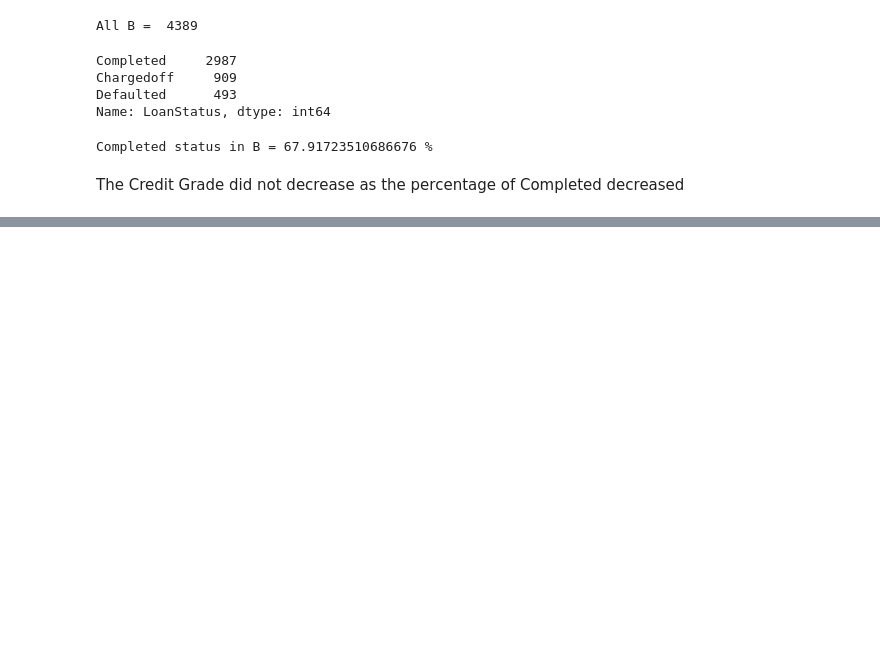
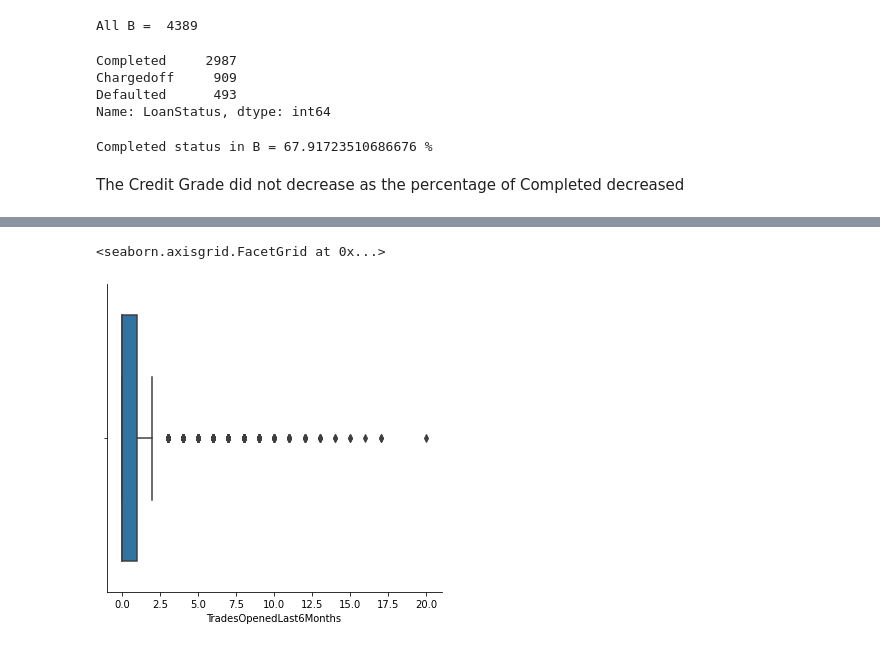
Before and after one commit to MAboElFottouh/Predictive-Modelling-Using-Social-Profile-in-Online-P2P-Lending-Market-Project-TCS56EA, a Jupyter notebook: task1.ipynb, the cells around one changed output, grey strips where cells are left out. Saved outputs shown, nothing was run; the diff lists cells and outputs as text; code cells hidden in the pictures; blank space fills up the shorter version.

```diff
--- a/task1.ipynb
+++ b/task1.ipynb
@@ -194,0 +212,15 @@ The Credit Grade did not decrease as the percentage of Completed decreased
+# %%
+# TotalProsperLoans , TotalProsperPaymentsBilled , OnTimeProsperPayments , ProsperPaymentsLessThanOneMonthLate ,
+#ProsperPaymentsOneMonthPlusLate , ProsperPrincipalBorrowed , ProsperPrincipalOutstanding , ScorexChangeAtTimeOfListing ,
+#LoanFirstDefaultedCycleNumber
+
+# all this columns value will be null if the borrower had no prior loans.
+# replace All null to 0
+
+value_will_be_null = ['TotalProsperLoans' , 'TotalProsperPaymentsBilled' , 'OnTimeProsperPayments' , 'ProsperPaymentsLessThanOneMonthLate' ,
+'ProsperPaymentsOneMonthPlusLate' , 'ProsperPrincipalBorrowed' , 'ProsperPrincipalOutstanding' , 'ScorexChangeAtTimeOfListing' ,
+'LoanFirstDefaultedCycleNumber']
+
+for i in value_will_be_null:
+  data[i].replace(np.nan,0,inplace=True)
+  data[i].astype('float64')
@@ -194,0 +251,10 @@ The Credit Grade did not decrease as the percentage of Completed decreased
+# %%
+data.drop('ProsperRating (numeric)',axis=1, inplace= True) # ProsperRating (numeric) & ProsperRating (Alpha) same column
+data.drop('ListingKey',axis=1, inplace= True) #unique key like id
+# %%
+data.drop('GroupKey',axis=1, inplace= True)  # have 100,000 null
+# %%
+sns.catplot(x="TradesOpenedLast6Months", kind="box", data=data)
+# %% [output]
+<seaborn.axisgrid.FacetGrid at 0x...>
+[figure, added]
```
Also changed, not shown: parts of 10 cells of this notebook.
